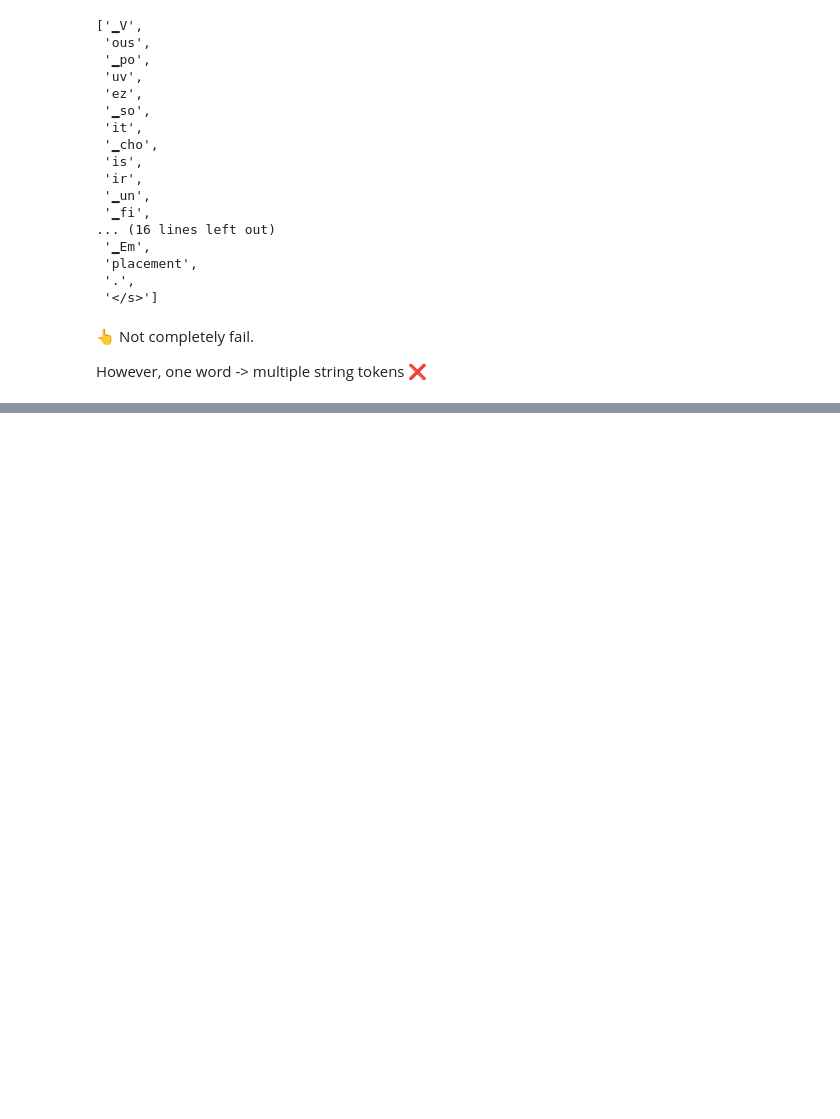
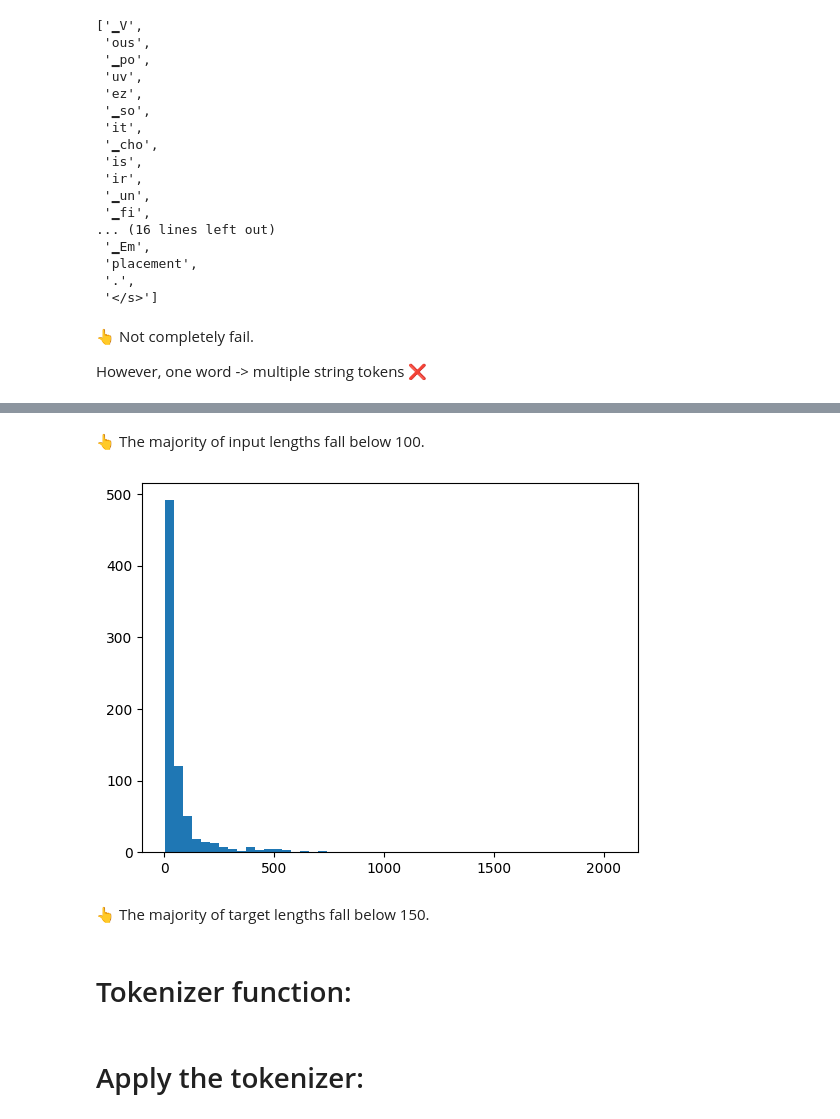
Before and after one commit to qmeng222/transformers-for-NLP, a Jupyter notebook: Seq2Seq/Translation.ipynb, the cells around one changed output, grey strips where cells are left out. Saved outputs shown, nothing was run; the diff lists cells and outputs as text; code cells hidden in the pictures; blank space fills up the shorter version.

```diff
--- a/Seq2Seq/Translation.ipynb
+++ b/Seq2Seq/Translation.ipynb
@@ -173,0 +207,12 @@ However, one word -> multiple string tokens ❌
+# %% [markdown]
+👆 The majority of input lengths fall below 100.
+# %%
+# histogram to check the (French) target lengths:
+target_lens = [len(tr['fr']) for tr in train]
+plt.hist(target_lens, bins=50);
+# %% [output]
+[figure, added]
+# %% [markdown]
+👆 The majority of target lengths fall below 150.
+# %% [markdown]
+# Tokenizer function:
@@ -173,0 +239,2 @@ However, one word -> multiple string tokens ❌
+# %% [markdown]
+# Apply the tokenizer:
```
Also changed, not shown: parts of 29 cells of this notebook.
